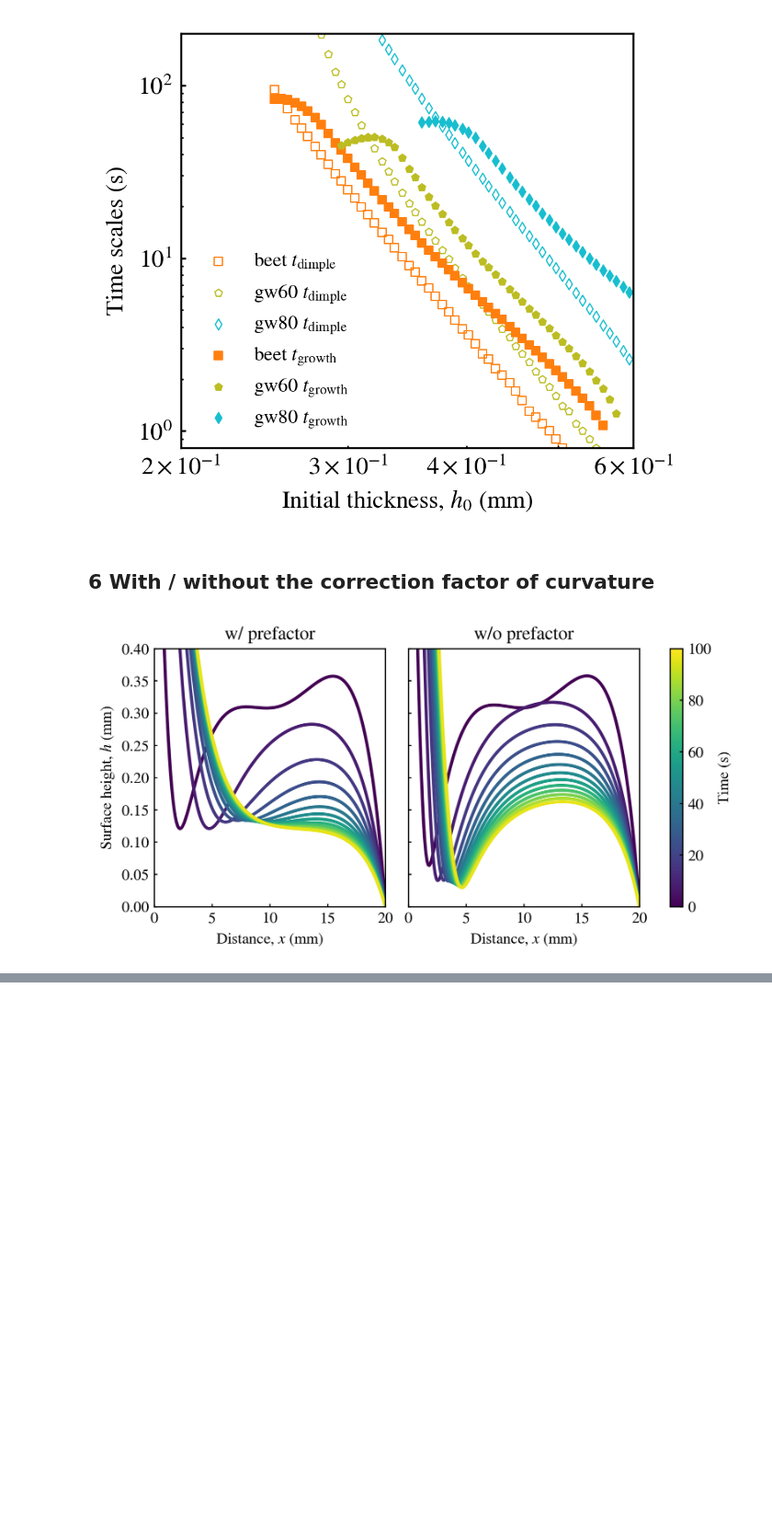
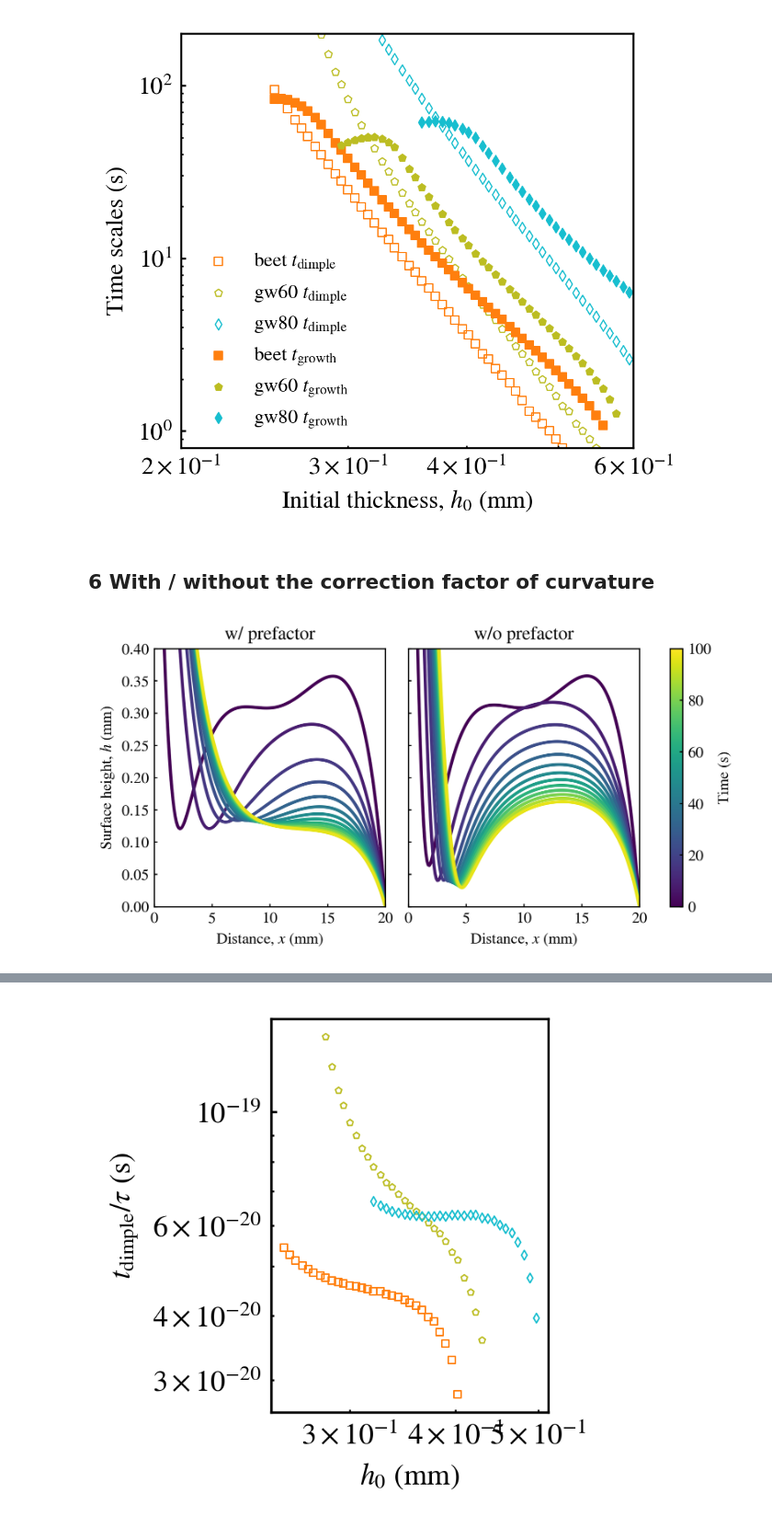
Before and after one commit to ZLoverty/WPM, a Jupyter notebook: Code/Response_to_reviewers.ipynb, the cells around one changed output, grey strips where cells are left out. Shown at 92% size. Saved outputs shown, nothing was run; the diff lists cells and outputs as text; code cells hidden in the pictures; blank space fills up the shorter version.

```diff
--- a/Code/Response_to_reviewers.ipynb
+++ b/Code/Response_to_reviewers.ipynb
@@ -688,0 +672,57 @@ fig.savefig("prefactor.svg")
+# %%
+dimple_time = pd.read_csv(r"G:\My Drive\Research projects\WPM\Data\dimple_time.csv")
+# filter out the data where dimple time is not accurately detected
+dimple_time = dimple_time.loc[(dimple_time["t"] < 200)&(dimple_time["h0"] > 25e-5)]
+dimple_time.sort_values("mu", inplace=True)
+fig, ax = plt.subplots(figsize=(2.5, 2.5), dpi=300)
+
+liquids = ["water", "beet", "vinegar", "gw20", "gw40", "gw60", "gw80"]
+cmap = plt.get_cmap("tab10", len(liquids))
+colors = [cmap(i) for i in range(len(liquids))]
+markers = ["o", "s", "v", "^", "*", "p", "d"]
+viscosity_list = [1e-3, 10e-3, 15e-3, 1.7e-3, 3.6e-3, 10.5e-3, 58e-3]
+st_list = [72e-3, 72e-3, 72e-3, 68e-3, 66e-3, 64e-3, 62e-3]
+cm_map = pd.DataFrame({"mu": viscosity_list,
+                       "sigma": st_list,
+                       "color": colors,
+                       "marker": markers}, index=liquids)
+
+for liquid, i in cm_map.iterrows():
+    if liquid in ["water", "vinegar", "gw20", "gw40"]:
+        continue
+    g = dimple_time.loc[dimple_time["liquid"] == liquid]
+    tau = g["L"]**4 / i["sigma"] * i["mu"] / g["h0"]**8
+    ax.scatter(g["h0"]*1e3, g["t"]/tau,
+                s=5, lw=.5, marker=i.marker, facecolor=(0,0,0,0),
+                edgecolor=i.color, label=f"{liquid}")
+ax.loglog()
+
+ax.set_xlabel("$h_0$ (mm)")
+ax.set_ylabel("$t_{\mathrm{dimple}}/\\tau$ (s)")
+
+# ax.set_xlim([0.2, .8])
+# ax.set_ylim([2, 1000])
+# ax.legend(frameon=False, fontsize=8, loc="upper right", ncol=1)
+
+# experimental data
+# dimple_exp = pd.read_csv(r"G:\My Drive\Research projects\WPM\Data\dimple_time_height_experiment.csv")
+# dimple_exp = dimple_exp.loc[(dimple_exp["t"] < 100)&(dimple_exp["L"]>18)]
+# liquids = dimple_exp["liquid"].unique()
+# for liquid, i in cm_map.iterrows():
+#     if liquid in ["water", "vinegar", "gw20", "gw40"]:
+#         continue
+#     g = dimple_exp.loc[dimple_exp["liquid"] == liquid]
+#     tau = (g["L"]*1e-3)**2/ i["sigma"]**-3 * i["mu"] / (g["h0ext"]*1e-3)**7
+#     ax.scatter(g["h0ext"], g["t"]/tau,
+#                s=4, lw=.5, marker=i.marker,
+#                facecolor=i.color, edgecolor="black", label=f"{liquid}")
+
+# Draw a line to eye-ball the power law
+# x = np.linspace(0.25, 0.3, 100)
+# y = x**-7 / 200
+# plt.plot(x, y, color="black", ls="-", lw=.5)
+# savefig
+plt.tight_layout()
+fig.savefig("dimple_time_collapse.svg")
+# %% [output]
+[figure, added]
```
Also changed, not shown: parts of 3 cells of this notebook.
